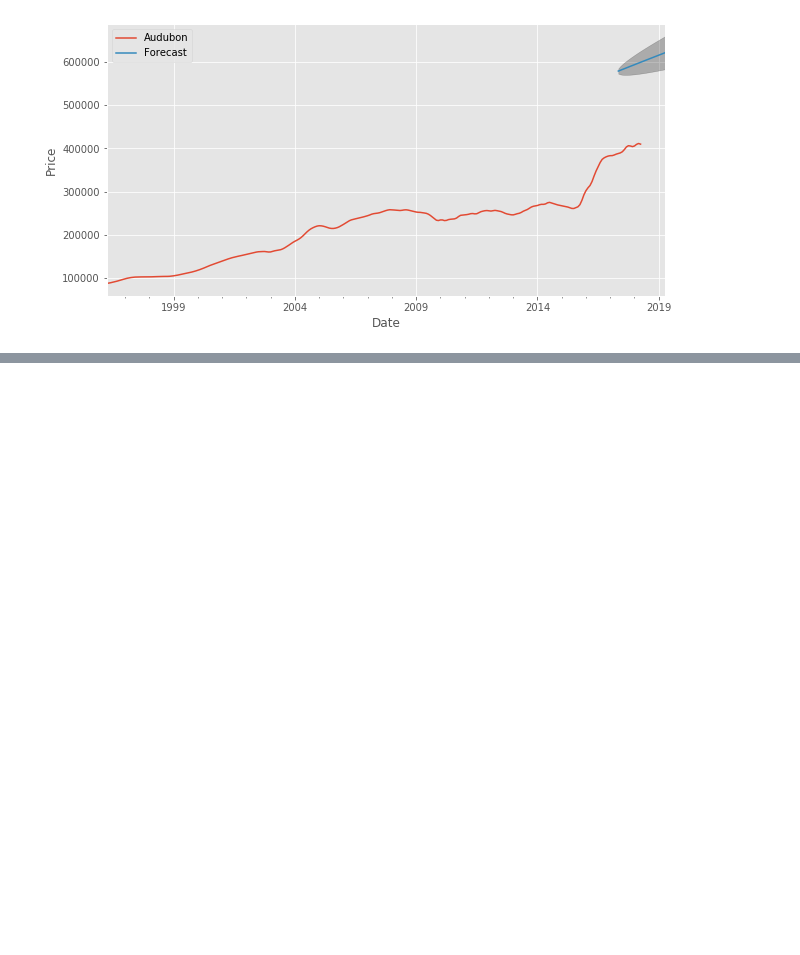
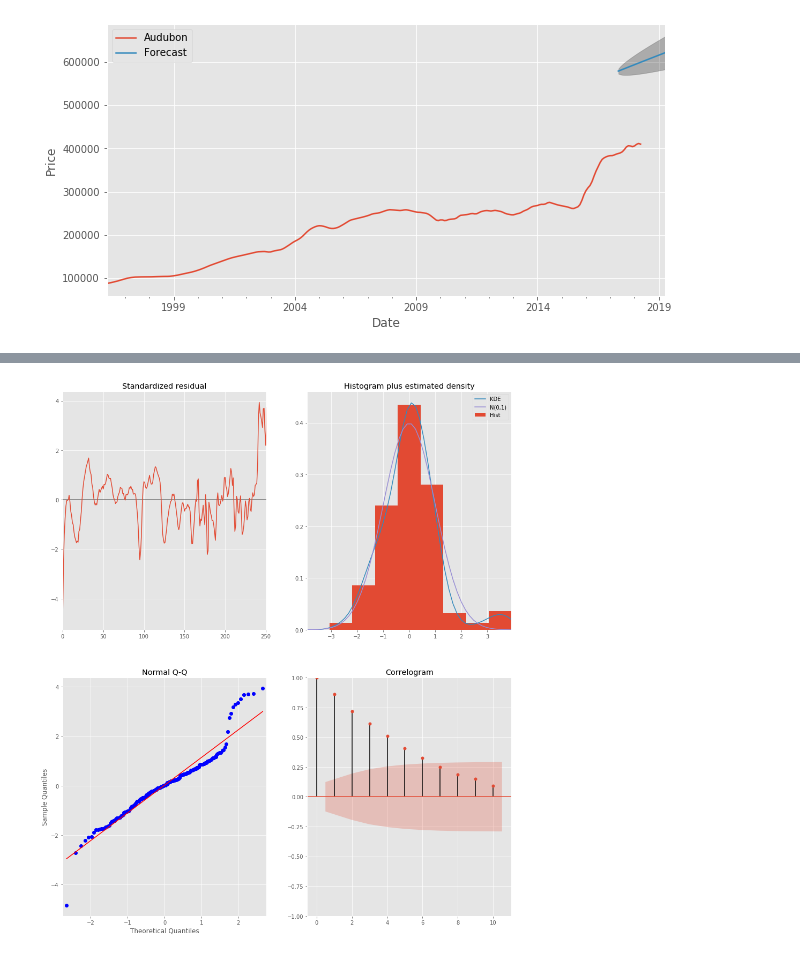
Before and after one commit to halpert3/flatiron-mod4-project, a Jupyter notebook: notebooks/3-3_modeling.ipynb, the cells around one changed output, grey strips where cells are left out. Cells and saved outputs as stored; diff of their text form; code cells hidden in the pictures; blank space fills up the shorter version.

```diff
--- a/notebooks/3-3_modeling.ipynb
+++ b/notebooks/3-3_modeling.ipynb
@@ -1020,0 +1068,5 @@ plt.show()
+# %%
+metairie_auto_arima_train = auto_arima(metairie_train,
+                               start_p=0, d=None, start_q=0,
+                               max_p=4, max_d=5, max_q=5,
+                               suppress_warnings=True, trace=True, stepwise=False, n_fits=20)
@@ -1020,0 +1096,4 @@ plt.show()
+# %%
+metairie_output = metairie_auto_arima_train.fit(metairie_train)
+
+print(metairie_output.summary().tables[1])
@@ -1020,0 +1109,5 @@ plt.show()
+# %%
+metairie_output.plot_diagnostics(figsize=(15, 18))
+plt.show()
+# %% [output]
+[figure, added]
```
Also changed, not shown: parts of 95 cells of this notebook, 2 other files.
